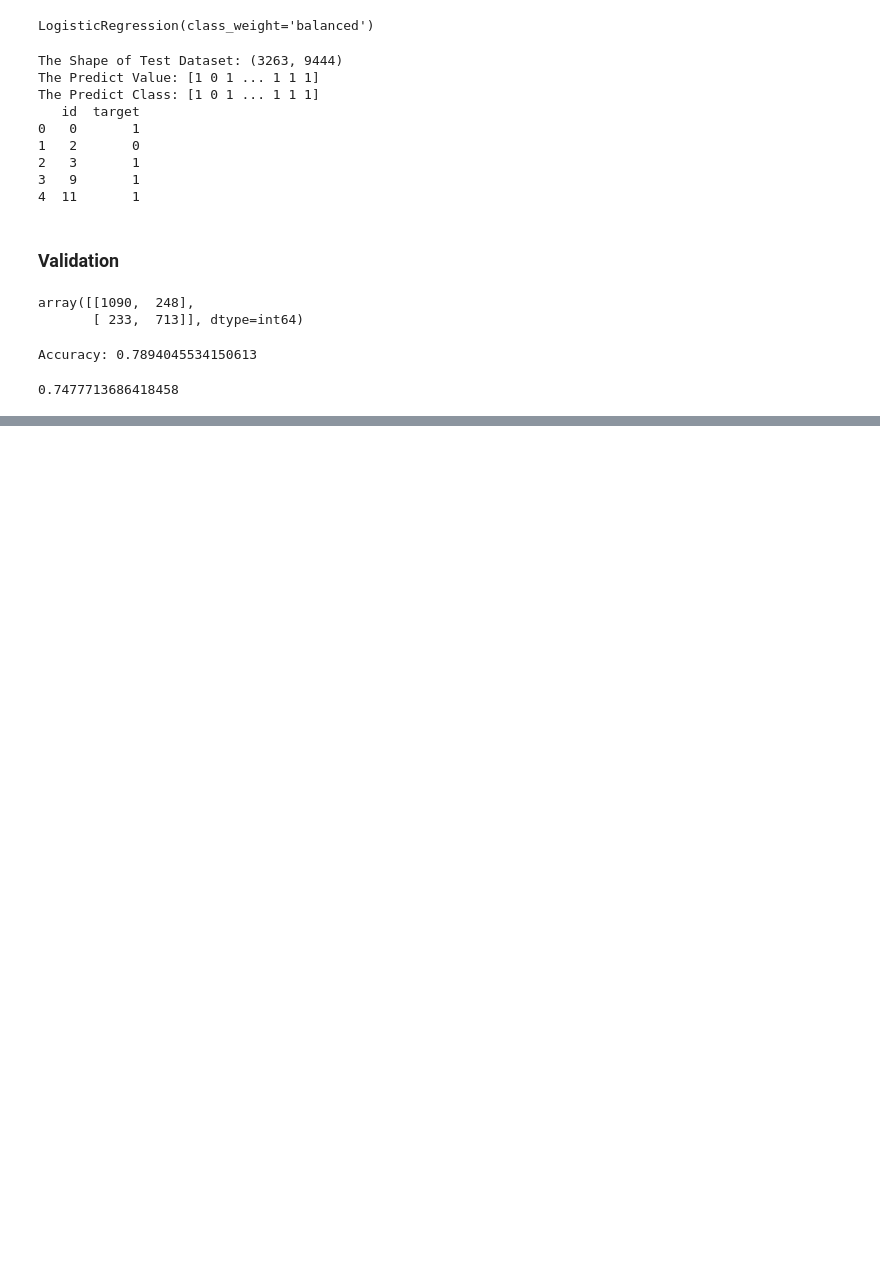
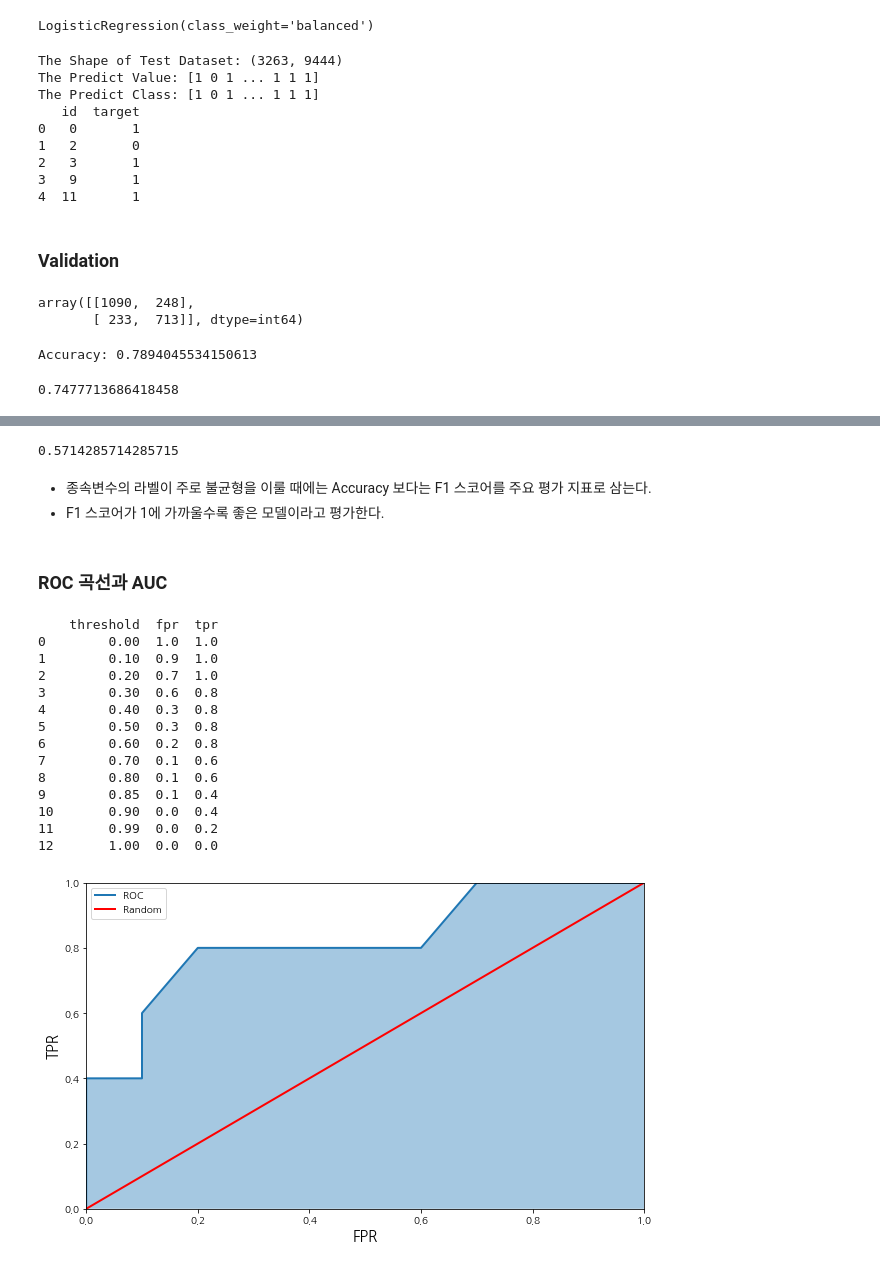
Before and after one commit to shinjangwoon/Kaggle, a Jupyter notebook: kaggle/Natural Language Processing with Disaster Tweets/Natural Language Processing with Disaster Tweets.ipynb, the cells around one changed output, grey strips where cells are left out. Cells and saved outputs as stored; diff of their text form; code cells hidden in the pictures; blank space fills up the shorter version.

```diff
--- a/kaggle/Natural Language Processing with Disaster Tweets/Natural Language Processing with Disaster Tweets.ipynb
+++ b/kaggle/Natural Language Processing with Disaster Tweets/Natural Language Processing with Disaster Tweets.ipynb
@@ -439,0 +759,73 @@ f1_score(y_valid, y_pred_lgs)
+# %%
+from sklearn import metrics
+print(metrics.f1_score(y_true, y_pred))
+# %% [output]
+0.5714285714285715
+# %% [markdown]
+- 종속변수의 라벨이 주로 불균형을 이룰 때에는 Accuracy 보다는 F1 스코어를 주요 평가 지표로 삼는다.
+- F1 스코어가 1에 가까울수록 좋은 모델이라고 평가한다.
+# %% [markdown]
+### ROC 곡선과 AUC
+# %%
+# AUC
+def tpr(y_true, y_pred):
+  return recall(y_true, y_pred)
+
+
+def fpr(y_true, y_pred):
+  fp = false_positive(y_true, y_pred)
+  tn = true_negative(y_true, y_pred)
+  return fp / (tn + fp)
+# %%
+# ROC
+import pandas as pd
+import matplotlib.pyplot as plt
+
+tpr_list = []
+fpr_list = []
+auc_list = []
+
+y_true = [0, 0, 0, 0, 1, 0, 1, 0, 0, 1, 0, 1, 0, 0, 1]
+y_pred = [0.1, 0.3, 0.2, 0.6, 0.8, 0.05, 0.9,
+          0.5, 0.3, 0.66, 0.3, 0.2, 0.85, 0.15, 0.99]
+thresholds = [0, 0.1, 0.2, 0.3, 0.4, 0.5, 0.6, 0.7, 0.8, 0.85, 0.9, 0.99, 1.0]
+
+
+for thresh in thresholds:
+  temp_pred = [1 if x >= thresh else 0 for x in y_pred]
+  temp_tpr = tpr(y_true, temp_pred)
+  temp_fpr = fpr(y_true, temp_pred)
+  temp_fpr = round(temp_fpr, 1)
+  tpr_list.append(temp_tpr)
+  fpr_list.append(temp_fpr)
+
+print(pd.DataFrame({"threshold": thresholds,
+                    "fpr": fpr_list,
+                    "tpr": tpr_list}))
+
+fig, ax = plt.subplots(figsize=(10, 6))
+ax.fill_between(fpr_list, tpr_list, alpha=0.4)
+ax.plot(fpr_list, tpr_list, lw=2, label='ROC')
+plt.plot([0, 1], [0, 1], lw=2, color='r', label='Random')
+ax.set_xlim(0, 1.0)
+ax.set_ylim(0, 1.0)
+ax.set_xlabel("FPR", fontsize=15)
+ax.set_ylabel("TPR", fontsize=15)
+plt.legend()
+plt.show()
+# %% [output]
+    threshold  fpr  tpr
+0        0.00  1.0  1.0
+1        0.10  0.9  1.0
+2        0.20  0.7  1.0
+3        0.30  0.6  0.8
+4        0.40  0.3  0.8
+5        0.50  0.3  0.8
+6        0.60  0.2  0.8
+7        0.70  0.1  0.6
+8        0.80  0.1  0.6
+9        0.85  0.1  0.4
+10       0.90  0.0  0.4
+11       0.99  0.0  0.2
+12       1.00  0.0  0.0
+[figure, added]
```
Also changed, not shown: parts of 51 cells of this notebook.
